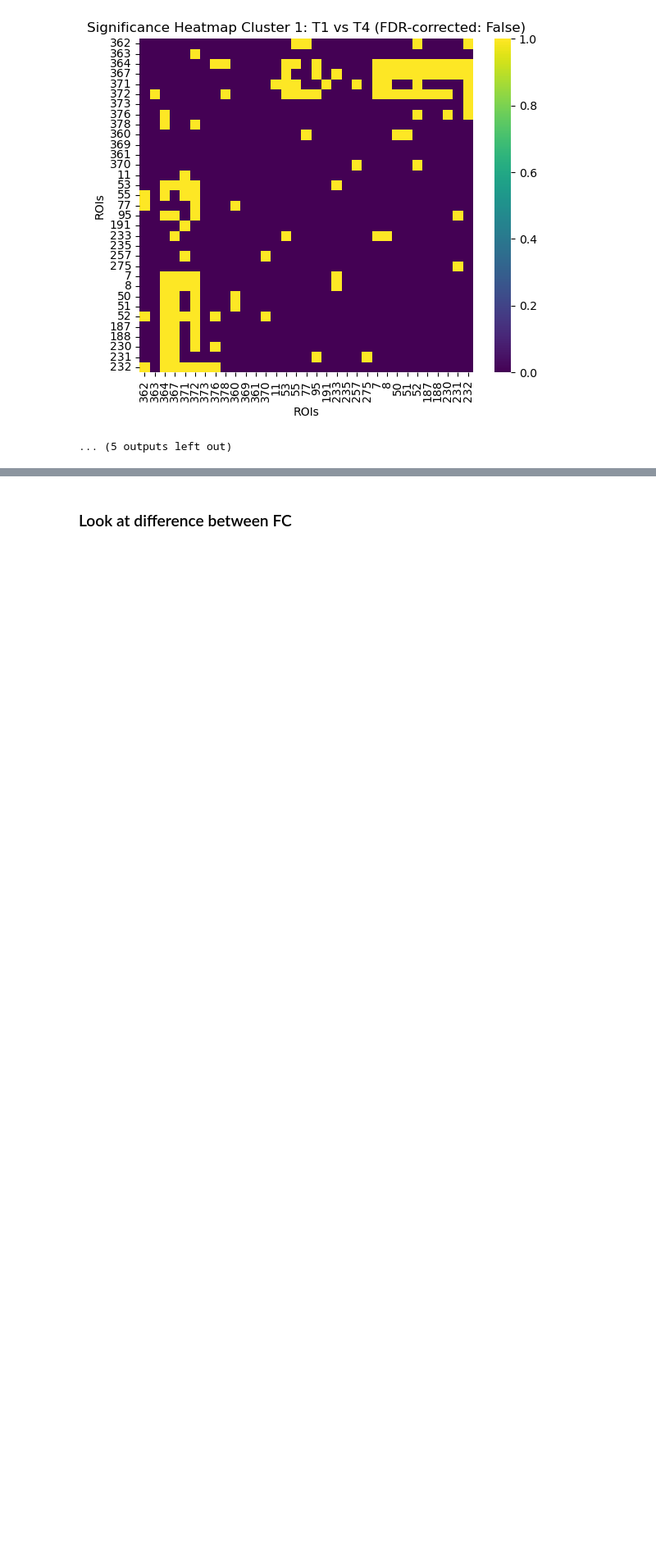
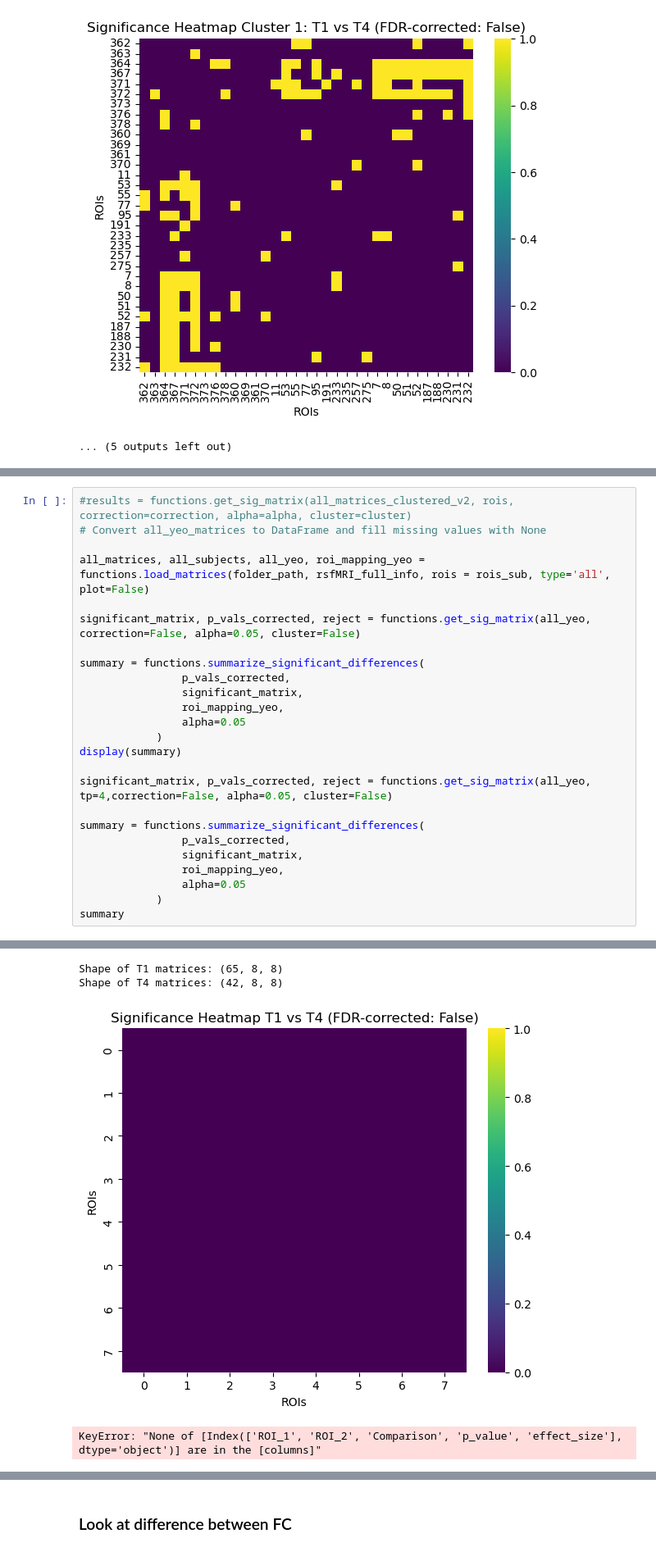
Before and after one commit to maylismlr/uphummel_MA4, a Jupyter notebook: clustering.ipynb, the cells around one changed output, grey strips where cells are left out. Shown at 82% size. Saved outputs shown, nothing was run; the diff lists cells and outputs as text; blank space fills up the shorter version.

```diff
--- a/clustering.ipynb
+++ b/clustering.ipynb
@@ -208,0 +242,26 @@ Cluster 1 - Shape of T4 matrices: (24, 33, 33)
+# %%
+#results = functions.get_sig_matrix(all_matrices_clustered_v2, rois, correction=correction, alpha=alpha, cluster=cluster)
+# Convert all_yeo_matrices to DataFrame and fill missing values with None
+
+all_matrices, all_subjects, all_yeo, roi_mapping_yeo = functions.load_matrices(folder_path, rsfMRI_full_info, rois = rois_sub, type='all', plot=False)
+
+significant_matrix, p_vals_corrected, reject = functions.get_sig_matrix(all_yeo, correction=False, alpha=0.05, cluster=False)
+
+summary = functions.summarize_significant_differences(
+                p_vals_corrected,
+                significant_matrix,
+                roi_mapping_yeo,
+                alpha=0.05
+            )
+display(summary)
+
+significant_matrix, p_vals_corrected, reject = functions.get_sig_matrix(all_yeo, tp=4,correction=False, alpha=0.05, cluster=False)
+
+summary = functions.summarize_significant_differences(
+                p_vals_corrected,
+                significant_matrix,
+                roi_mapping_yeo,
+                alpha=0.05
+            )
+summary
+# %% [output]
@@ -208,0 +273,4 @@ Cluster 1 - Shape of T4 matrices: (24, 33, 33)
+Shape of T1 matrices: (65, 8, 8)
+Shape of T4 matrices: (42, 8, 8)
+[figure, added]
+KeyError: "None of [Index(['ROI_1', 'ROI_2', 'Comparison', 'p_value', 'effect_size'], dtype='object')] are in the [columns]"
```
Also changed, not shown: parts of 23 cells of this notebook, 4 other files.
